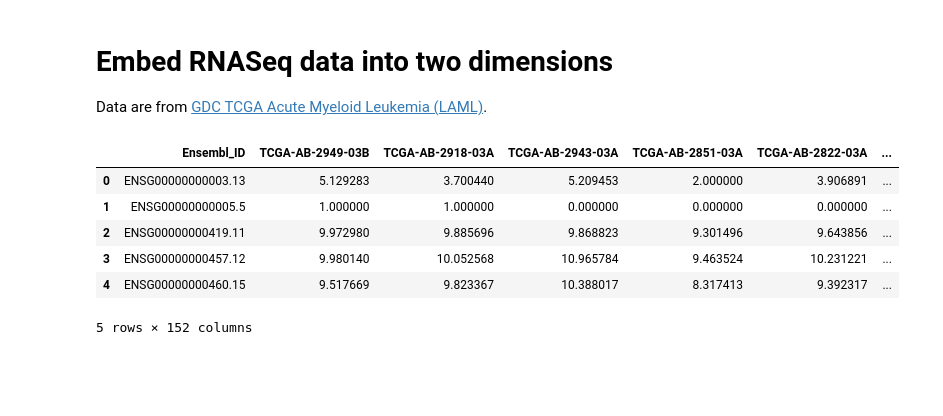
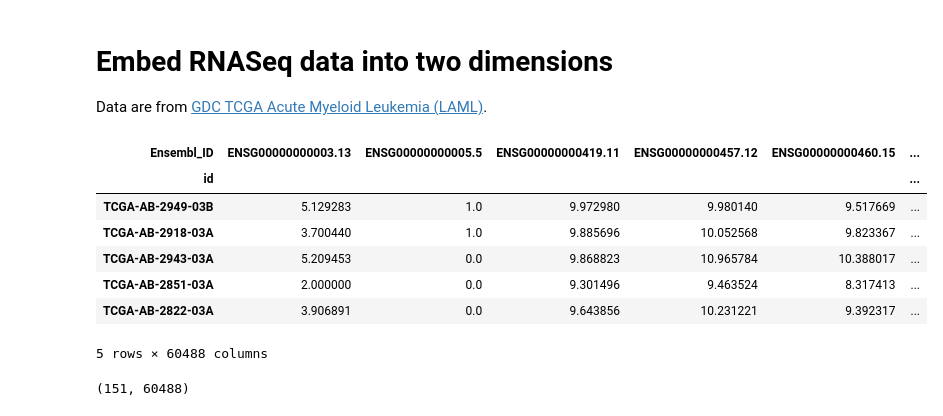
Before and after one commit to kaczmarj/BMI511, a Jupyter notebook: homework/20220202-rnaseq-embedding.ipynb, the cells around one changed output. Drawn from its saved outputs; the diff is of its cells as text; code cells hidden in the pictures; blank space fills up the shorter version.

```diff
--- a/homework/20220202-rnaseq-embedding.ipynb
+++ b/homework/20220202-rnaseq-embedding.ipynb
@@ -9,18 +9,25 @@ import matplotlib.pyplot as plt
 import pandas as pd
 import sklearn.manifold
 # %%
-df = pd.read_csv("TCGA-LAML.htseq_counts.tsv.gz", delimiter="\t")
+df = pd.read_csv("TCGA-LAML.htseq_counts.tsv.gz", delimiter="\t", index_col="Ensembl_ID")
+# Transpose so that the shape is (patients, gene_samples)
+df = df.T
+df.index.name = "id"
 df.head()
 # %% [output]
-|  | Ensembl_ID | TCGA-AB-2949-03B | TCGA-AB-2918-03A | TCGA-AB-2943-03A | TCGA-AB-2851-03A | TCGA-AB-2822-03A | ... |
-| 0 | ENSG00000000003.13 | 5.129283 | 3.700440 | 5.209453 | 2.000000 | 3.906891 | ... |
-| 1 | ENSG00000000005.5 | 1.000000 | 1.000000 | 0.000000 | 0.000000 | 0.000000 | ... |
-| 2 | ENSG00000000419.11 | 9.972980 | 9.885696 | 9.868823 | 9.301496 | 9.643856 | ... |
-| 3 | ENSG00000000457.12 | 9.980140 | 10.052568 | 10.965784 | 9.463524 | 10.231221 | ... |
-| 4 | ENSG00000000460.15 | 9.517669 | 9.823367 | 10.388017 | 8.317413 | 9.392317 | ... |
+| Ensembl_ID | ENSG00000000003.13 | ENSG00000000005.5 | ENSG00000000419.11 | ENSG00000000457.12 | ENSG00000000460.15 | ... |
+| id |  |  |  |  |  | ... |
+| TCGA-AB-2949-03B | 5.129283 | 1.0 | 9.972980 | 9.980140 | 9.517669 | ... |
+| TCGA-AB-2918-03A | 3.700440 | 1.0 | 9.885696 | 10.052568 | 9.823367 | ... |
+| TCGA-AB-2943-03A | 5.209453 | 0.0 | 9.868823 | 10.965784 | 10.388017 | ... |
+| TCGA-AB-2851-03A | 2.000000 | 0.0 | 9.301496 | 9.463524 | 8.317413 | ... |
+| TCGA-AB-2822-03A | 3.906891 | 0.0 | 9.643856 | 10.231221 | 9.392317 | ... |
-5 rows × 152 columns
+5 rows × 60488 columns
 # %%
-expression = df.iloc[:, 1:].to_numpy()
+expression = df.to_numpy()
+expression.shape
+# %% [output]
+(151, 60488)
 # %%
 tsne = sklearn.manifold.TSNE(
     n_components=2,
```
Also changed, not shown: parts of 11 cells of this notebook.
